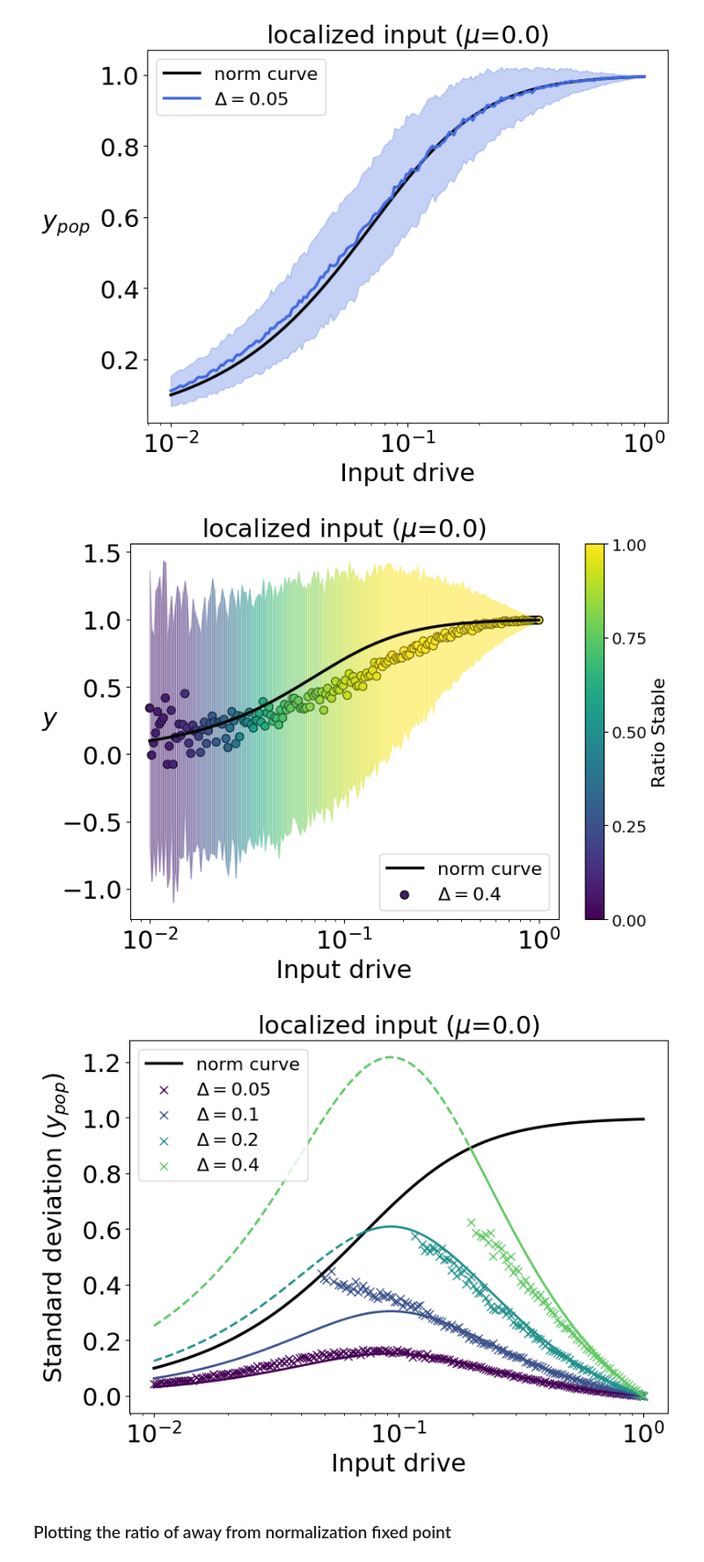
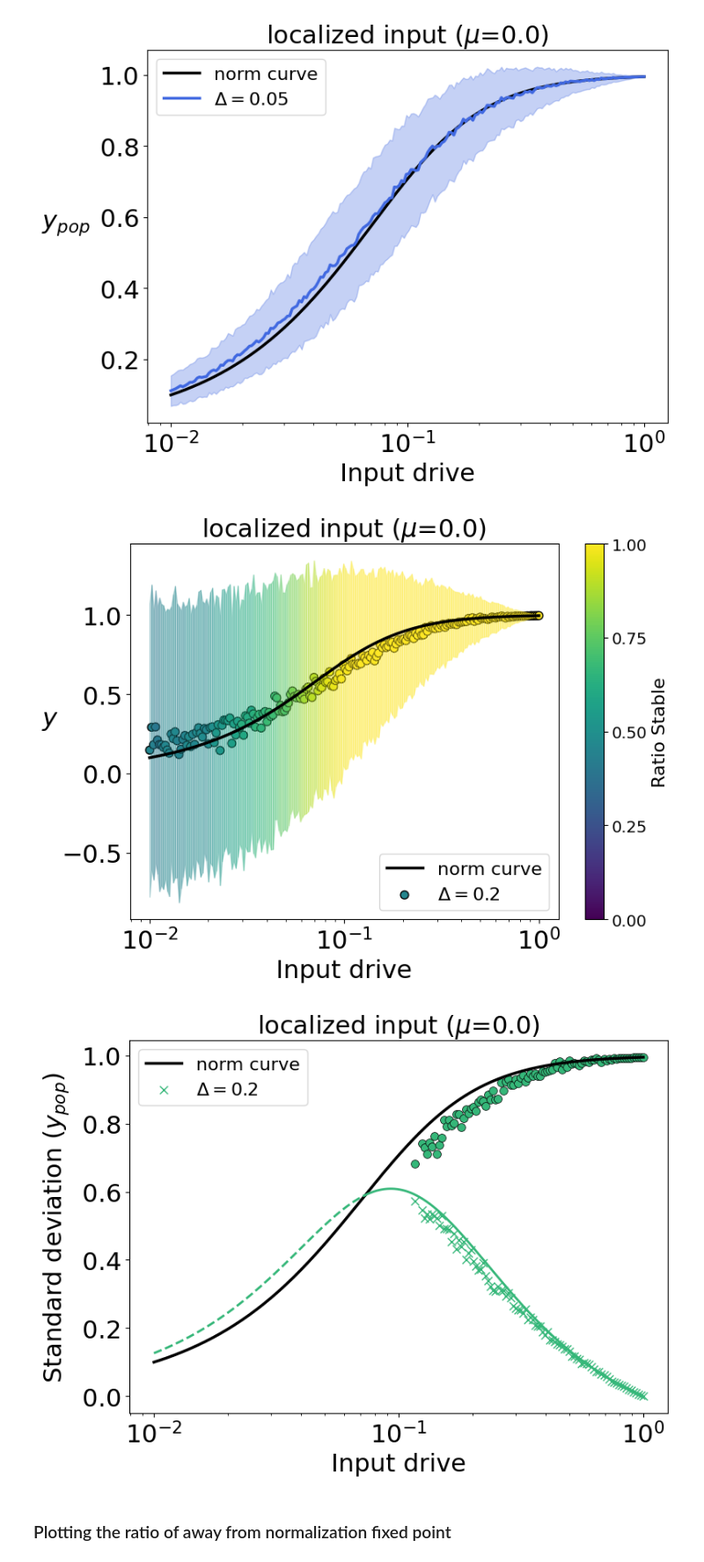
Before and after one commit to shivangrawat/perturbed_organics, a Jupyter notebook: examples/plot_lines_localized.ipynb, the cells around one changed output. Shown at 88% size. Drawn from its saved outputs; the diff is of its cells as text; code cells hidden in the pictures.

Commit message:
added code to plot the variance curves separately

```diff
--- a/examples/plot_lines_localized.ipynb
+++ b/examples/plot_lines_localized.ipynb
@@ -267,7 +267,7 @@ norm = plt.Normalize(vmin=0, vmax=1)
 
 # Get all the delta values and sort them (assuming they are numeric)
 # delta_keys = sorted(actual_fp_y_dict.keys())
-delta_keys = [0.4]
+delta_keys = [0.2]
 min_delta = min(delta_keys)
 max_delta = max(delta_keys)
 
@@ -322,19 +322,30 @@ plt.savefig(f'../figures/fig2/fig2_{input_type}_{delta_val}.png', bbox_inches='t
 plt.savefig(f'../figures/fig2/fig2_{input_type}_{delta_val}.svg', format='svg', bbox_inches='tight', dpi=300)
 plt.show()
 # %% [output]
-[figure, old version]
+[figure, new version]
 # %%
 plt.figure(figsize=(8, 6))
+
 
 # Plot the norm_sol_idx curve (assumed to be a numpy array)
 plt.plot(input_range, norm_sol_idx, label="norm curve", color='black', linewidth=2.5)
 
-delta_keys = [0.05, 0.1, 0.2, 0.4]
+delta_keys = [0.05, 0.1, 0.2]
+
+idx_wanted = 2
 
 for i, delta_val in enumerate(delta_keys):
+    if not i==idx_wanted:
+        continue
+
     actual_fp_y = actual_fp_y_dict[delta_val]
     pop_avg_y = torch.sum(actual_fp_y, dim=3)
+
+    y_val_mean = torch.mean(pop_avg_y, dim=2)
     y_val_std = torch.std(pop_avg_y, dim=2)
+
+    # plot the mean points
+    plt.scatter(np.array(input_range), y_val_mean, color=plt.cm.viridis(i / len(delta_keys)), s=50, edgecolors='k', linewidths=0.5)
 
     # Compute the analytical curve (make sure input_range and params['sigma'] are compatible types)
     analytical_sd = (delta_val * input_range / math.sqrt(2)) * (1 - np.sqrt(params['sigma'] ** 2 + input_range ** 2)) / (params['sigma'] ** 2 + input_range ** 2)
@@ -378,36 +389,36 @@ for i, delta_val in enumerate(delta_keys):
             segments.append((seg_x, seg_y, current_cond))
 
             # Start a new segment beginning at the intersection point and the current j point.
             seg_x = [x_int, input_range[j]]
             seg_y = [y_int, analytical_sd[j]]
             current_cond = new_cond
 
     # Append the last segment.
     segments.append((seg_x, seg_y, current_cond))
 
     # Plot each segment using dashed linestyle if analytical_sd > norm_sol_idx, otherwise solid.
     for seg in segments:
         seg_x_data, seg_y_data, cond_flag = seg
         ls = '--' if cond_flag else '-'
         plt.plot(seg_x_data, seg_y_data, color=plt.cm.viridis(i / len(delta_keys)), linewidth=2.0, linestyle=ls)
 
     # Also plot the scatter of y_val_std points.
     plt.scatter(input_range, y_val_std[0, :], label=f"$\Delta = {delta_val}$",
                 color=plt.cm.viridis(i / len(delta_keys)), linewidth=1.0, s=50, marker='x')
 
 plt.xlabel('Input drive', fontsize=22)
 plt.ylabel(r"Standard deviation ($y_{pop}$)", fontsize=22, labelpad=10)
 plt.title(f"{input_type} input ($\mu$={mu})", fontsize=22)
 plt.xscale('log')
 plt.legend(fontsize=16, loc='upper left')
 plt.xticks(fontsize=22)
 plt.yticks(fontsize=22)
 plt.tight_layout()
-plt.savefig(f'../figures/fig3/{input_type}.png', bbox_inches='tight')
-plt.savefig(f'../figures/fig3/{input_type}.svg', format='svg', bbox_inches='tight', dpi=300)
+plt.savefig(f'../figures/fig3/{input_type}_{delta_keys[idx_wanted]}.png', bbox_inches='tight')
+plt.savefig(f'../figures/fig3/{input_type}_{delta_keys[idx_wanted]}.svg', format='svg', bbox_inches='tight', dpi=300)
 plt.show()
 # %% [output]
-[figure, old version]
+[figure, new version]
 # %% [markdown]
 ### Plotting the ratio of away from normalization fixed point
 # %%
```
Also changed, not shown: 1 other file.
